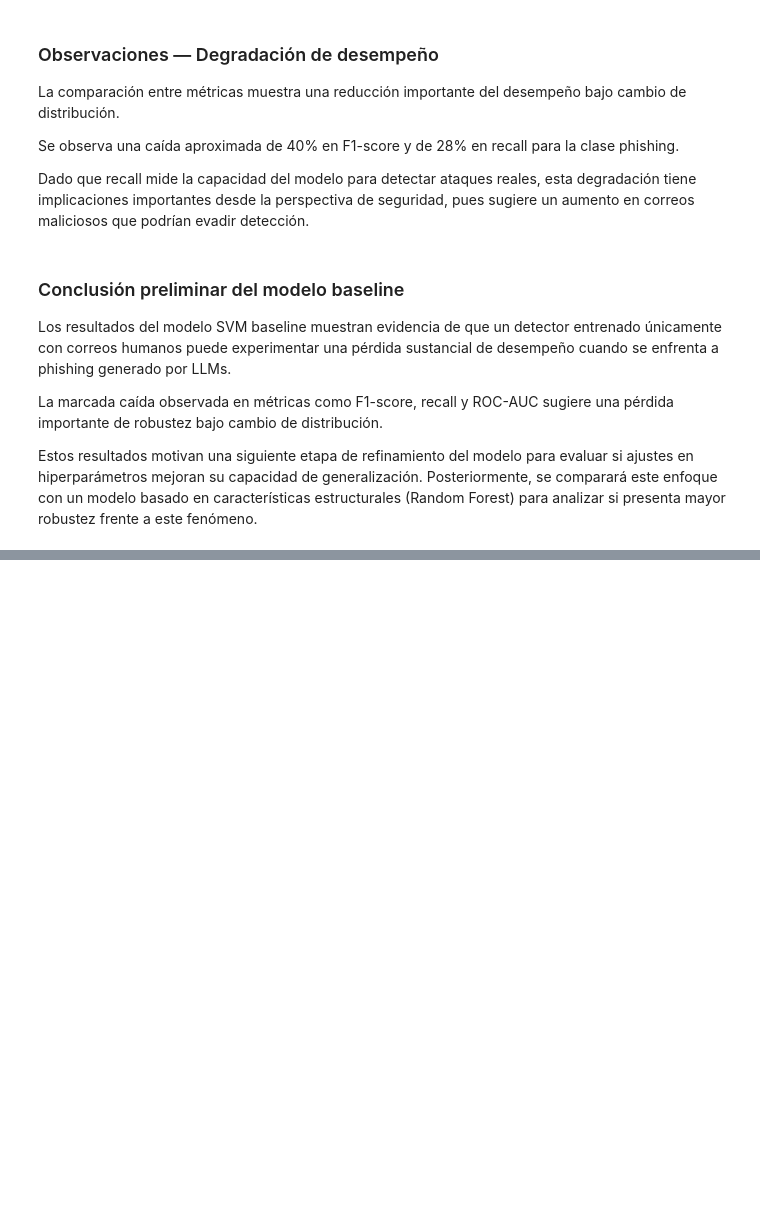
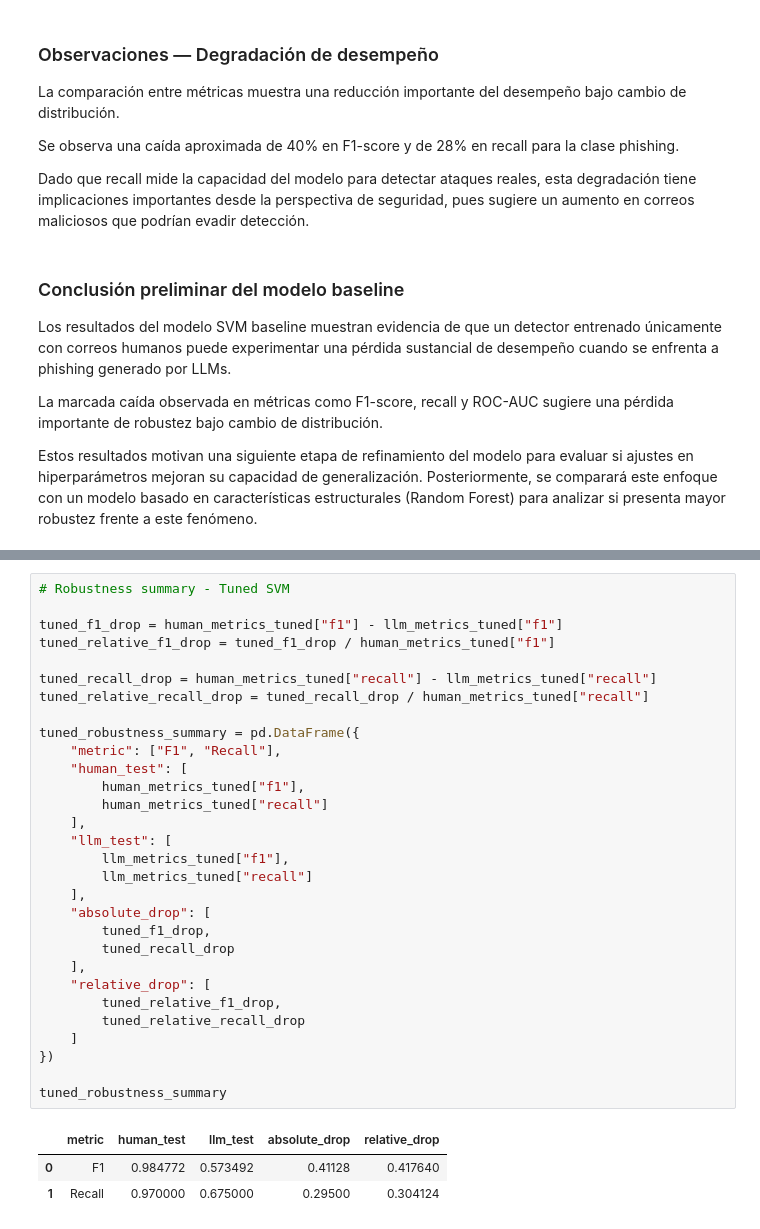
Before and after one commit to EdwinOrtegaK/Phishing-Detection-LLM-Shift, a Jupyter notebook: notebooks/phishing_llm_robustness.ipynb, the cells around one changed output, grey strips where cells are left out. Saved outputs shown, nothing was run; the diff lists cells and outputs as text; blank space fills up the shorter version.

```diff
--- a/notebooks/phishing_llm_robustness.ipynb
+++ b/notebooks/phishing_llm_robustness.ipynb
@@ -529,0 +631,34 @@ Estos resultados motivan una siguiente etapa de refinamiento del modelo para eva
+# %%
+# Robustness summary - Tuned SVM
+
+tuned_f1_drop = human_metrics_tuned["f1"] - llm_metrics_tuned["f1"]
+tuned_relative_f1_drop = tuned_f1_drop / human_metrics_tuned["f1"]
+
+tuned_recall_drop = human_metrics_tuned["recall"] - llm_metrics_tuned["recall"]
+tuned_relative_recall_drop = tuned_recall_drop / human_metrics_tuned["recall"]
+
+tuned_robustness_summary = pd.DataFrame({
+    "metric": ["F1", "Recall"],
+    "human_test": [
+        human_metrics_tuned["f1"],
+        human_metrics_tuned["recall"]
+    ],
+    "llm_test": [
+        llm_metrics_tuned["f1"],
+        llm_metrics_tuned["recall"]
+    ],
+    "absolute_drop": [
+        tuned_f1_drop,
+        tuned_recall_drop
+    ],
+    "relative_drop": [
+        tuned_relative_f1_drop,
+        tuned_relative_recall_drop
+    ]
+})
+
+tuned_robustness_summary
+# %% [output]
+|  | metric | human_test | llm_test | absolute_drop | relative_drop |
+| 0 | F1 | 0.984772 | 0.573492 | 0.41128 | 0.417640 |
+| 1 | Recall | 0.970000 | 0.675000 | 0.29500 | 0.304124 |
```
Also changed, not shown: parts of 4 cells of this notebook.
